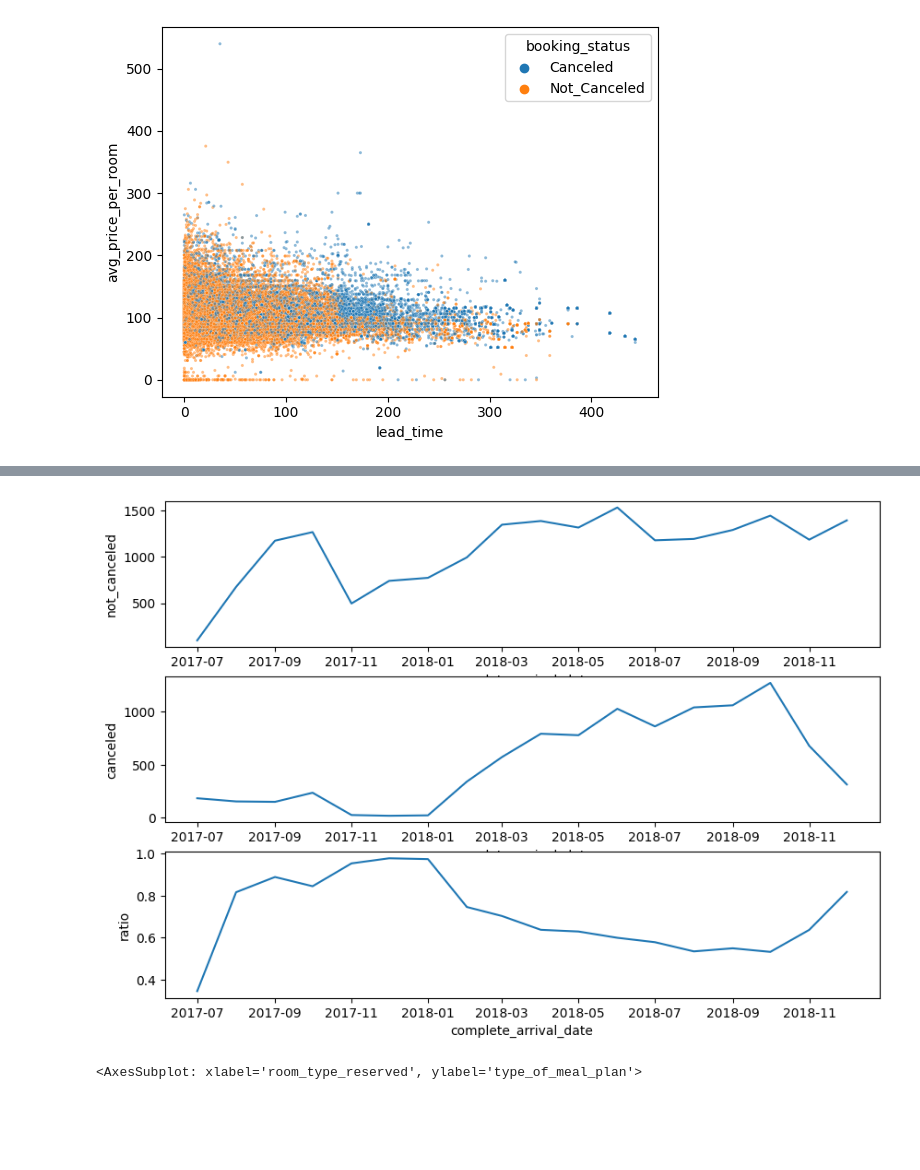
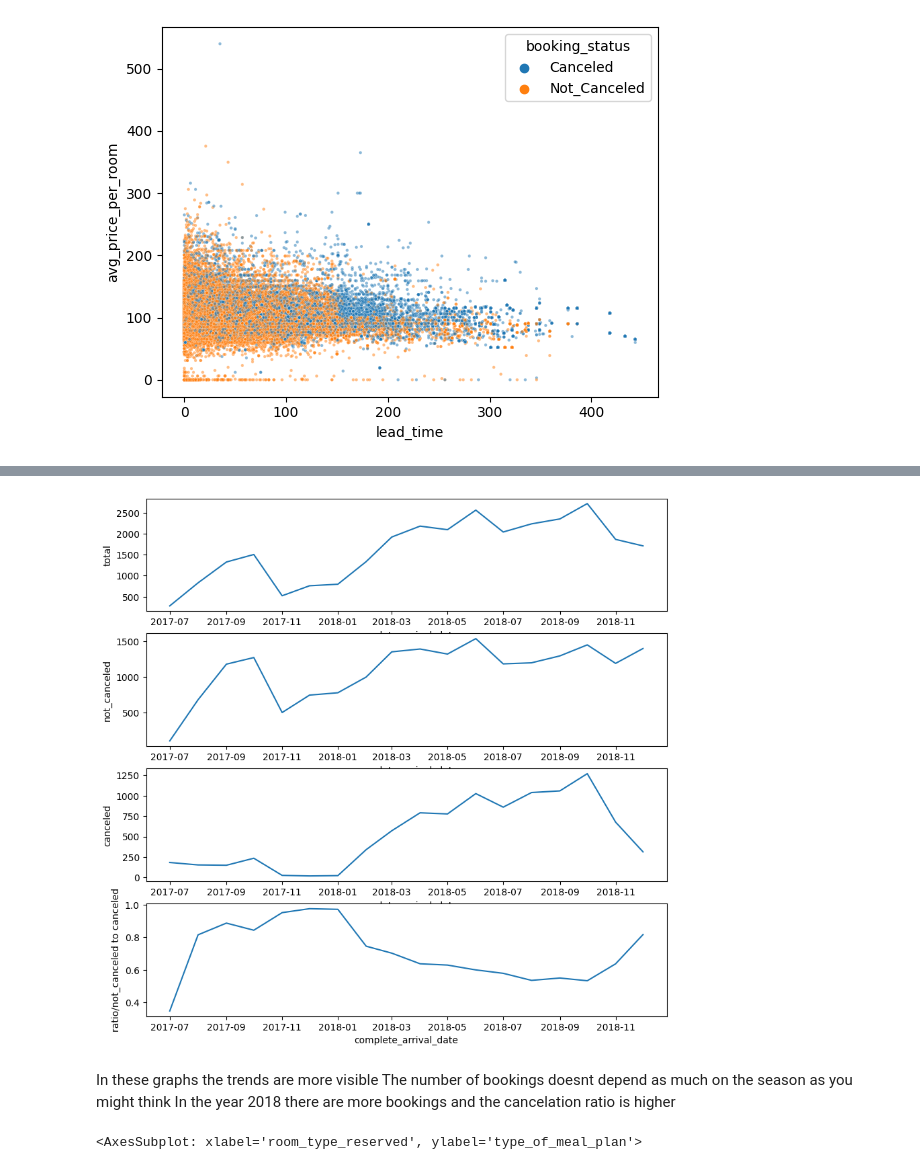
Before and after one commit to Jannis997/Hotel_Reservations, a Jupyter notebook: test.ipynb, the cells around one changed output, grey strips where cells are left out. Drawn from its saved outputs; the diff is of its cells as text; code cells hidden in the pictures; blank space fills up the shorter version.

```diff
--- a/test.ipynb
+++ b/test.ipynb
@@ -91,6 +153,6 @@ Create the test set with a Stratified Shuffle Split to keep the distribution of
 # %%
 split = StratifiedShuffleSplit(n_splits=1, test_size=0.2, random_state=42)
 for train_index, test_index in split.split(df, df["booking_status"]):
-    X_train = df.iloc[train_index]
+    train_data = df.iloc[train_index]
     X_test = df.iloc[test_index]
 # %% [markdown]
@@ -249,2 +316,2 @@ plt.pie(df["booking_status"].value_counts(), labels = ["Not_Canceled","Canceled"
 # %%
-df_EDA = pd.DataFrame(X_train)
+df_EDA = pd.DataFrame(train_data)
@@ -313,24 +405,28 @@ df_EDA['complete_arrival_date']=df_EDA.apply(lambda x: datetime.date(x['arrival_
 # Add a column with the count of cancellations per date
 df_EDA["count"] = 1
 canceled_df = df_EDA[df_EDA["booking_status"]=="Canceled"].groupby("complete_arrival_date")["count"].sum()
-#cancelled_df =pd.DataFrame(cancelled_df)
 not_canceled_df = df_EDA[df_EDA["booking_status"]=="Not_Canceled"].groupby("complete_arrival_date")["count"].sum()
-#not_cancelled_df =pd.DataFrame(not_cancelled_df)
 
 # Create a new dataframe with the ratio of cancelled bookings
 result = pd.concat([canceled_df, not_canceled_df], axis=1)
 result.columns = ['canceled', 'not_canceled']
 result['canceled'].fillna(1)
-result["ratio"] = result["not_canceled"] / (result["canceled"] + result["not_canceled"])
+result["ratio/not_canceled to canceled"] = result["not_canceled"] / (result["canceled"] + result["not_canceled"])
+result["total"] = result["canceled"] + result["not_canceled"]
 result =pd.DataFrame(result)
 # %%
-fig, ax = plt.subplots(3, figsize=(10, 7))
+fig, ax = plt.subplots(4, figsize=(10, 10))
 
-t = sns.lineplot(data=result, x="complete_arrival_date", y="not_canceled", ax=ax[0])
-t = sns.lineplot(data=result, x="complete_arrival_date", y="canceled", ax=ax[1])
-t = sns.lineplot(data=result, x="complete_arrival_date", y="ratio", ax=ax[2])
+t = sns.lineplot(data=result, x="complete_arrival_date", y="total", ax=ax[0])
+t = sns.lineplot(data=result, x="complete_arrival_date", y="not_canceled", ax=ax[1])
+t = sns.lineplot(data=result, x="complete_arrival_date", y="canceled", ax=ax[2])
+t = sns.lineplot(data=result, x="complete_arrival_date", y="ratio/not_canceled to canceled", ax=ax[3])
 # %% [output]
-[figure, old version]
+[figure, new version]
+# %% [markdown]
+In these graphs the trends are more visible
+The number of bookings doesnt depend as much on the season as you might think
+In the year 2018 there are more bookings and the cancelation ratio is higher
 # %%
 fig, ax = plt.subplots(figsize=(10, 5))
 sns.scatterplot(x = "room_type_reserved", y="type_of_meal_plan",  data= df_EDA)
```
Also changed, not shown: parts of 91 cells of this notebook.
